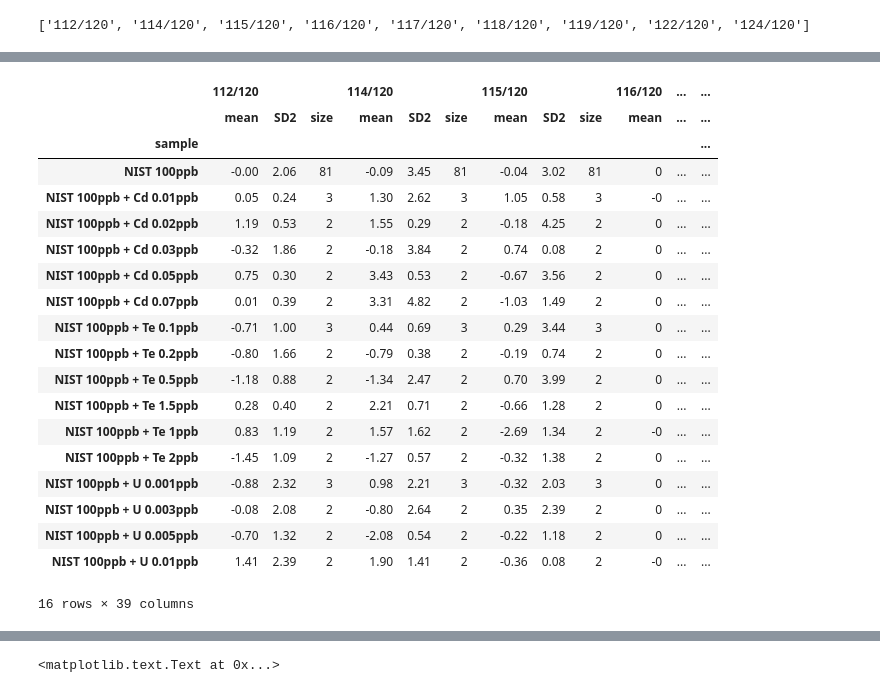
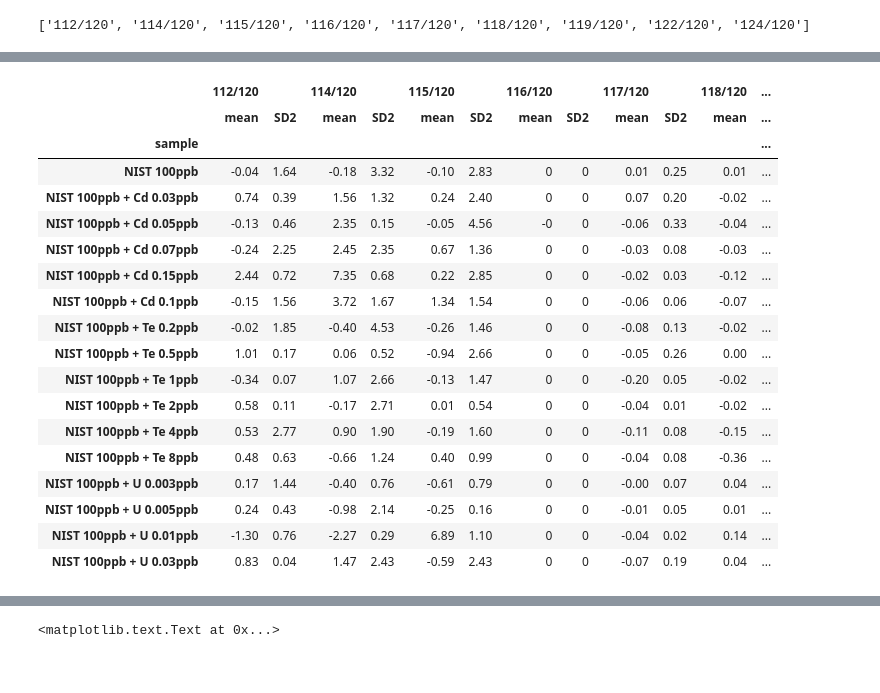
Before and after one commit to Marfster/NU_Plasma, a Jupyter notebook: Nu Plasma Evaluation - internal norm.ipynb, the cells around one changed output, grey strips where cells are left out. Saved outputs shown, nothing was run; the diff lists cells and outputs as text; code cells hidden in the pictures.

```diff
--- a/Nu Plasma Evaluation - internal norm.ipynb
+++ b/Nu Plasma Evaluation - internal norm.ipynb
@@ -18,10 +18,10 @@ from pylab import plot, show, savefig
 from scipy import stats
 #%pylab inline
 # %%
-path = "/Volumes/friebelm/PhD/NU Plasma/Measurements/2015-09-28/"
+path = "/Volumes/friebelm/PhD/NU Plasma/Measurements/2015-10-21/"
 path_sav = "/Volumes/friebelm/PhD/NU Plasma/Measurements/compilation/"
-files_start = 1987
-files_end = 2173
+files_start = 2186
+files_end = 2326
 # %%
 # cup configuration
 #cup_config = cycle_Sb
@@ -45,7 +45,7 @@ iter_beta = 10
 # Interference_corr on the denominator isotope
 isotope_denom_corr = True
 
-blk_corr = False
+blk_corr = True
 # %% [output]
 ['112/120', '114/120', '115/120', '116/120', '117/120', '118/120', '119/120', '122/120', '124/120']
 # %%
@@ -115,19 +115,19 @@ for sample in sample_ls:
     df = NU_data_read(path, sample, cup_config)
     cycles = range(1, len(df.data_read(sample).index)+1)
     # arbitrary blank positions
-    #blk1 = [item for item in blk_ls if item < sample]
-    #blk2 = [item for item in blk_ls if item > sample]
-    #blk1 = blk1[-1]
-    #blk2 = blk2[0]
-    #blk_corr_sample = True
+    blk1 = [item for item in blk_ls if item < sample]
+    blk2 = [item for item in blk_ls if item > sample]
+    blk1 = blk1[-1]
+    blk2 = blk2[0]
+    blk_corr_sample = True
 
     # blank measurement surrounds sample
-    if ((sample-1) in blk_ls) and ((sample+1) in blk_ls):
-        blk1 = sample-1
-        blk2 = sample+1
-        blk_corr_sample = True
-    else:
-        blk_corr_sample = False
+    #if ((sample-1) in blk_ls) and ((sample+1) in blk_ls):
+    #    blk1 = sample-1
+    #    blk2 = sample+1
+    #    blk_corr_sample = True
+    #else:
+    #    blk_corr_sample = False
 
     if (blk_corr == True) and (blk_corr_sample == True):
         blk_1 = NU_data_read(path, blk1, cup_config)
@@ -147,7 +147,7 @@ for sample in sample_ls:
     data_sample_raw = pd.DataFrame.from_dict(data_sample_raw, orient = 'index')
     data_sample_raw = data_sample_raw[np.abs(data_sample_raw-data_sample_raw.mean())<=(2*data_sample_raw.std())]
 
-    data_sample = new_corr.mass_fractionation(denom_isotope, 10)
+    data_sample = new_corr.internal_norm_1(denom_isotope, 10)
     data_sample = pd.DataFrame.from_dict(data_sample, orient = 'index')
     data_sample = data_sample[np.abs(data_sample-data_sample.mean())<=(2*data_sample.std())]
 
@@ -225,7 +228,8 @@ show(dataplot)
 sub_index = df_internal_norm_mean[(df_internal_norm_mean["sample"].shift(1) == df_internal_norm_mean["sample"].shift(-1)) & (df_internal_norm_mean["sample"].shift(1) == "NIST 100ppb")].index
 #corr_values = df_internal_norm_mean[(df_external_norm_mean >= 0.74289)]
 #corr_values = df_internal_norm_mean[:"20150110 10:00"]
-corr_values = df_internal_norm_mean
+corr_values = df_internal_norm_mean[df_internal_norm_mean["118"] >= 1]
+#corr_values = df_internal_norm_mean
 sample = corr_values["sample"]
 std_mean = corr_values[(corr_values["sample"] == "NIST 100ppb")].mean()
 new = corr_values[corr_values.columns[corr_values.dtypes != 'object']]
@@ -266,32 +270,31 @@ epsilon_comp
 # %%
 def SD2(x):
     SD2 = np.std(x) * 2
     return SD2
 
-epsilon = epsilon_comp.drop(["112", "114", "115", "116", "117", "118", "119", "120", "122", "124"], axis = 1)
+epsilon = epsilon_comp.drop(["111", "125", "112", "114", "115", "116", "117", "118", "119", "120", "122", "124", "Cd/Sn", "Te/Sn"], axis = 1)
 #epsilon = epsilon.drop(["118"], axis = 1)
-epsilon_sum = np.round(epsilon.groupby("sample").agg([np.mean, SD2, np.size]), decimals=2)
+epsilon_sum = np.round(epsilon.groupby("sample").agg([np.mean, SD2]), decimals=2)
 epsilon_sum
 # %% [output]
-|  | 112/120 |  |  | 114/120 |  |  | 115/120 |  |  | 116/120 | ... | ... |
-|  | mean | SD2 | size | mean | SD2 | size | mean | SD2 | size | mean | ... | ... |
+|  | 112/120 |  | 114/120 |  | 115/120 |  | 116/120 |  | 117/120 |  | 118/120 | ... |
+|  | mean | SD2 | mean | SD2 | mean | SD2 | mean | SD2 | mean | SD2 | mean | ... |
 | sample |  |  |  |  |  |  |  |  |  |  |  | ... |
-| NIST 100ppb | -0.00 | 2.06 | 81 | -0.09 | 3.45 | 81 | -0.04 | 3.02 | 81 | 0 | ... | ... |
-| NIST 100ppb + Cd 0.01ppb | 0.05 | 0.24 | 3 | 1.30 | 2.62 | 3 | 1.05 | 0.58 | 3 | -0 | ... | ... |
-| NIST 100ppb + Cd 0.02ppb | 1.19 | 0.53 | 2 | 1.55 | 0.29 | 2 | -0.18 | 4.25 | 2 | 0 | ... | ... |
-| NIST 100ppb + Cd 0.03ppb | -0.32 | 1.86 | 2 | -0.18 | 3.84 | 2 | 0.74 | 0.08 | 2 | 0 | ... | ... |
-| NIST 100ppb + Cd 0.05ppb | 0.75 | 0.30 | 2 | 3.43 | 0.53 | 2 | -0.67 | 3.56 | 2 | 0 | ... | ... |
-| NIST 100ppb + Cd 0.07ppb | 0.01 | 0.39 | 2 | 3.31 | 4.82 | 2 | -1.03 | 1.49 | 2 | 0 | ... | ... |
-| NIST 100ppb + Te 0.1ppb | -0.71 | 1.00 | 3 | 0.44 | 0.69 | 3 | 0.29 | 3.44 | 3 | 0 | ... | ... |
-| NIST 100ppb + Te 0.2ppb | -0.80 | 1.66 | 2 | -0.79 | 0.38 | 2 | -0.19 | 0.74 | 2 | 0 | ... | ... |
-| NIST 100ppb + Te 0.5ppb | -1.18 | 0.88 | 2 | -1.34 | 2.47 | 2 | 0.70 | 3.99 | 2 | 0 | ... | ... |
-| NIST 100ppb + Te 1.5ppb | 0.28 | 0.40 | 2 | 2.21 | 0.71 | 2 | -0.66 | 1.28 | 2 | 0 | ... | ... |
-| NIST 100ppb + Te 1ppb | 0.83 | 1.19 | 2 | 1.57 | 1.62 | 2 | -2.69 | 1.34 | 2 | -0 | ... | ... |
-| NIST 100ppb + Te 2ppb | -1.45 | 1.09 | 2 | -1.27 | 0.57 | 2 | -0.32 | 1.38 | 2 | 0 | ... | ... |
-| NIST 100ppb + U 0.001ppb | -0.88 | 2.32 | 3 | 0.98 | 2.21 | 3 | -0.32 | 2.03 | 3 | 0 | ... | ... |
-| NIST 100ppb + U 0.003ppb | -0.08 | 2.08 | 2 | -0.80 | 2.64 | 2 | 0.35 | 2.39 | 2 | 0 | ... | ... |
-| NIST 100ppb + U 0.005ppb | -0.70 | 1.32 | 2 | -2.08 | 0.54 | 2 | -0.22 | 1.18 | 2 | 0 | ... | ... |
-| NIST 100ppb + U 0.01ppb | 1.41 | 2.39 | 2 | 1.90 | 1.41 | 2 | -0.36 | 0.08 | 2 | -0 | ... | ... |
+| NIST 100ppb | -0.04 | 1.64 | -0.18 | 3.32 | -0.10 | 2.83 | 0 | 0 | 0.01 | 0.25 | 0.01 | ... |
+| NIST 100ppb + Cd 0.03ppb | 0.74 | 0.39 | 1.56 | 1.32 | 0.24 | 2.40 | 0 | 0 | 0.07 | 0.20 | -0.02 | ... |
+| NIST 100ppb + Cd 0.05ppb | -0.13 | 0.46 | 2.35 | 0.15 | -0.05 | 4.56 | -0 | 0 | -0.06 | 0.33 | -0.04 | ... |
+| NIST 100ppb + Cd 0.07ppb | -0.24 | 2.25 | 2.45 | 2.35 | 0.67 | 1.36 | 0 | 0 | -0.03 | 0.08 | -0.03 | ... |
+| NIST 100ppb + Cd 0.15ppb | 2.44 | 0.72 | 7.35 | 0.68 | 0.22 | 2.85 | 0 | 0 | -0.02 | 0.03 | -0.12 | ... |
+| NIST 100ppb + Cd 0.1ppb | -0.15 | 1.56 | 3.72 | 1.67 | 1.34 | 1.54 | 0 | 0 | -0.06 | 0.06 | -0.07 | ... |
+| NIST 100ppb + Te 0.2ppb | -0.02 | 1.85 | -0.40 | 4.53 | -0.26 | 1.46 | 0 | 0 | -0.08 | 0.13 | -0.02 | ... |
+| NIST 100ppb + Te 0.5ppb | 1.01 | 0.17 | 0.06 | 0.52 | -0.94 | 2.66 | 0 | 0 | -0.05 | 0.26 | 0.00 | ... |
+| NIST 100ppb + Te 1ppb | -0.34 | 0.07 | 1.07 | 2.66 | -0.13 | 1.47 | 0 | 0 | -0.20 | 0.05 | -0.02 | ... |
+| NIST 100ppb + Te 2ppb | 0.58 | 0.11 | -0.17 | 2.71 | 0.01 | 0.54 | 0 | 0 | -0.04 | 0.01 | -0.02 | ... |
+| NIST 100ppb + Te 4ppb | 0.53 | 2.77 | 0.90 | 1.90 | -0.19 | 1.60 | 0 | 0 | -0.11 | 0.08 | -0.15 | ... |
+| NIST 100ppb + Te 8ppb | 0.48 | 0.63 | -0.66 | 1.24 | 0.40 | 0.99 | 0 | 0 | -0.04 | 0.08 | -0.36 | ... |
+| NIST 100ppb + U 0.003ppb | 0.17 | 1.44 | -0.40 | 0.76 | -0.61 | 0.79 | 0 | 0 | -0.00 | 0.07 | 0.04 | ... |
+| NIST 100ppb + U 0.005ppb | 0.24 | 0.43 | -0.98 | 2.14 | -0.25 | 0.16 | 0 | 0 | -0.01 | 0.05 | 0.01 | ... |
+| NIST 100ppb + U 0.01ppb | -1.30 | 0.76 | -2.27 | 0.29 | 6.89 | 1.10 | 0 | 0 | -0.04 | 0.02 | 0.14 | ... |
+| NIST 100ppb + U 0.03ppb | 0.83 | 0.04 | 1.47 | 2.43 | -0.59 | 2.43 | 0 | 0 | -0.07 | 0.19 | 0.04 | ... |
-16 rows × 39 columns
 # %%
 x = range(1, len(epsilon_sum.index)+1)
```
Also changed, not shown: parts of 7 cells of this notebook.
